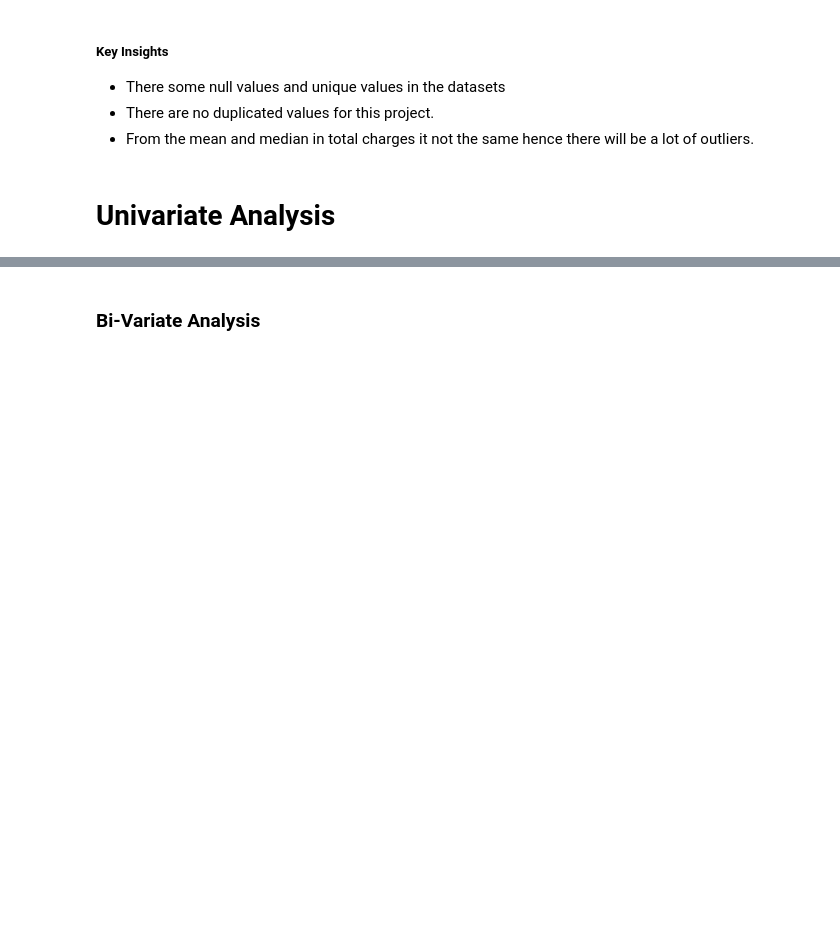
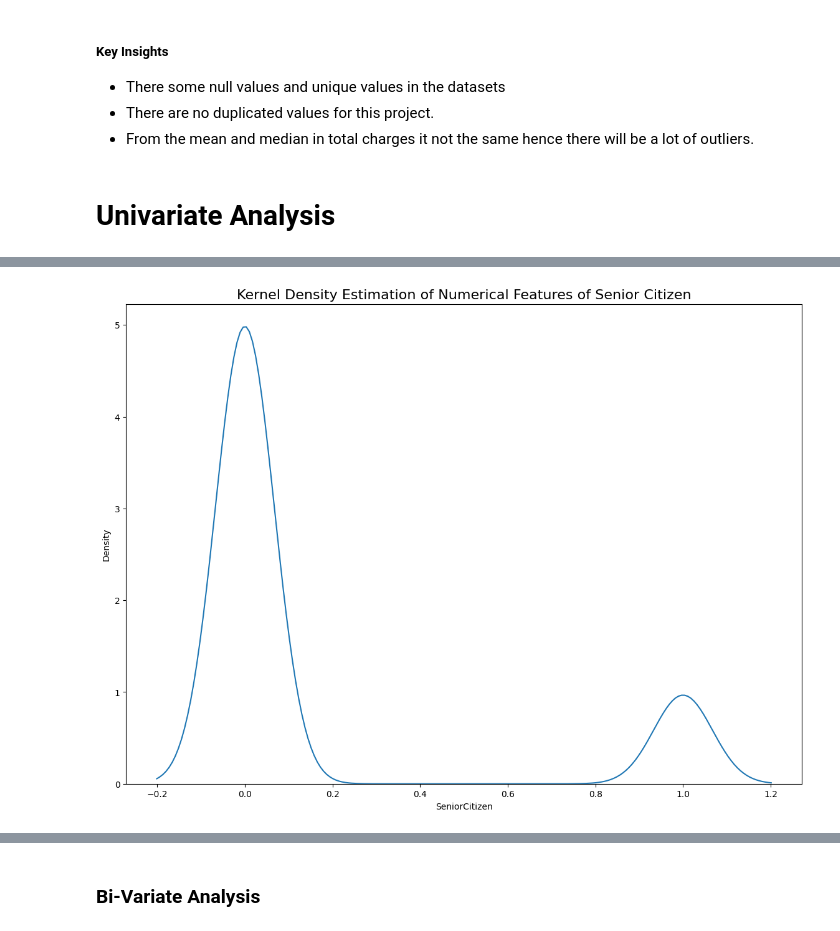
Before and after one commit to MayayaPatrick/Churn-rate-Prediction-Model, a Jupyter notebook: notebooks/main.ipynb, the cells around one changed output, grey strips where cells are left out. Cells and saved outputs as stored; diff of their text form; code cells hidden in the pictures; blank space fills up the shorter version.

```diff
--- a/notebooks/main.ipynb
+++ b/notebooks/main.ipynb
@@ -450,7 +456,9 @@ These are ['No' 'Yes' None]
 # %%
-# plt.figure(figsize=(14,10))
-# sns.kdeplot(train['SeniorCitizen'])
+plt.figure(figsize=(14,10))
+sns.kdeplot(train['SeniorCitizen'])
 
-# plt.title('Kernel Density Estimation of Numerical Features of Senior Citizen', fontsize=16)
-# plt.show()
+plt.title('Kernel Density Estimation of Numerical Features of Senior Citizen', fontsize=16)
+plt.show()
+# %% [output]
+[figure, added]
 # %%
```
Also changed, not shown: parts of 8 cells of this notebook.
